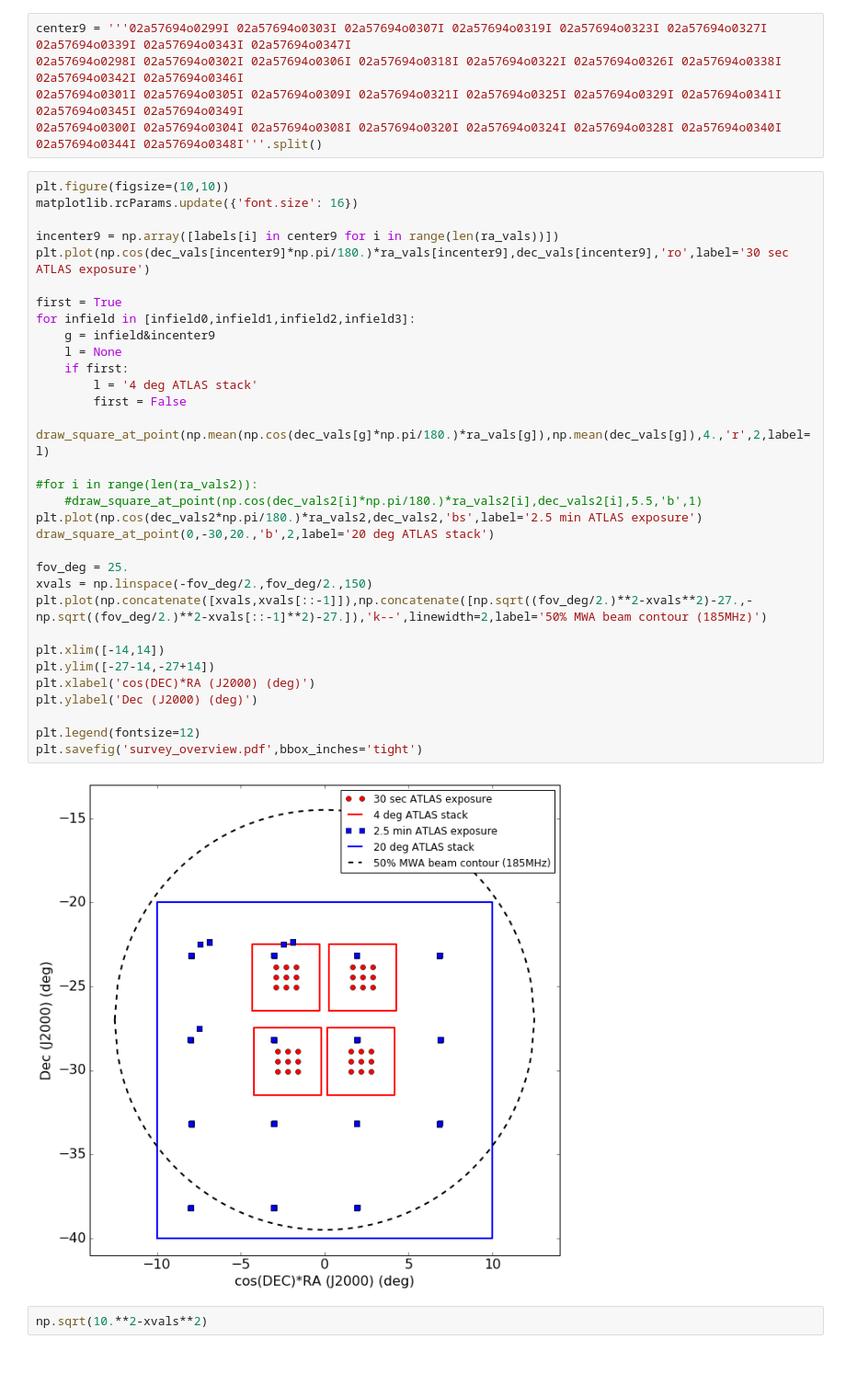
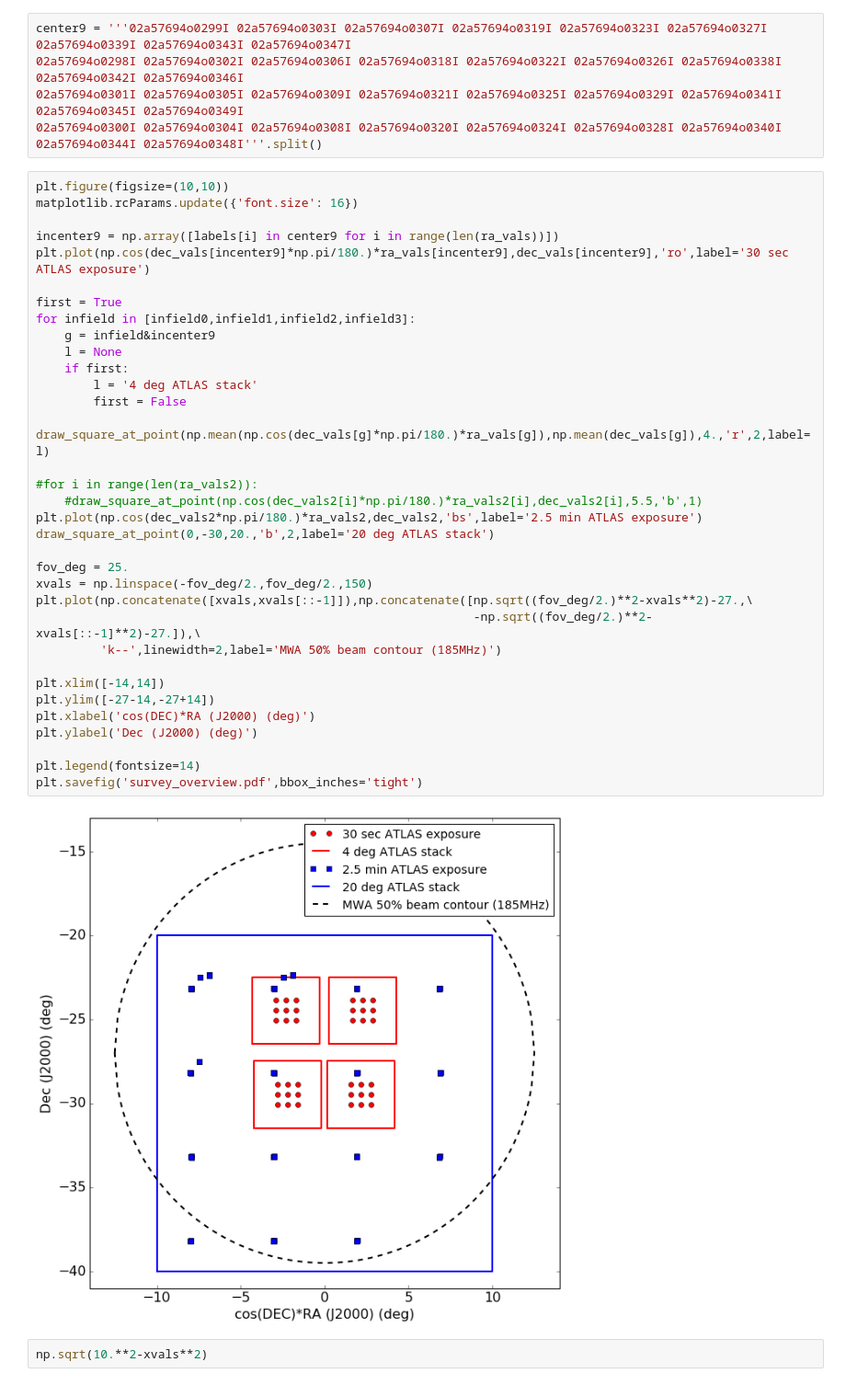
Before and after one commit to abrahamneben/21cmIRxcor, a Jupyter notebook: visualize_ir_survey_locations.ipynb, the cells around one changed output. Shown at 92% size. Saved outputs shown, nothing was run; the diff lists cells and outputs as text.

```diff
--- a/visualize_ir_survey_locations.ipynb
+++ b/visualize_ir_survey_locations.ipynb
@@ -76,36 +76,38 @@ center9 = '''02a57694o0299I 02a57694o0303I 02a57694o0307I 02a57694o0319I 02a5769
 plt.figure(figsize=(10,10))
 matplotlib.rcParams.update({'font.size': 16})
 
 incenter9 = np.array([labels[i] in center9 for i in range(len(ra_vals))])
 plt.plot(np.cos(dec_vals[incenter9]*np.pi/180.)*ra_vals[incenter9],dec_vals[incenter9],'ro',label='30 sec ATLAS exposure')
 
 first = True
 for infield in [infield0,infield1,infield2,infield3]:
     g = infield&incenter9
     l = None
     if first:
         l = '4 deg ATLAS stack'
         first = False
     draw_square_at_point(np.mean(np.cos(dec_vals[g]*np.pi/180.)*ra_vals[g]),np.mean(dec_vals[g]),4.,'r',2,label=l)
 
 #for i in range(len(ra_vals2)):
     #draw_square_at_point(np.cos(dec_vals2[i]*np.pi/180.)*ra_vals2[i],dec_vals2[i],5.5,'b',1)
 plt.plot(np.cos(dec_vals2*np.pi/180.)*ra_vals2,dec_vals2,'bs',label='2.5 min ATLAS exposure')
 draw_square_at_point(0,-30,20.,'b',2,label='20 deg ATLAS stack')
 
 fov_deg = 25.
 xvals = np.linspace(-fov_deg/2.,fov_deg/2.,150)
-plt.plot(np.concatenate([xvals,xvals[::-1]]),np.concatenate([np.sqrt((fov_deg/2.)**2-xvals**2)-27.,-np.sqrt((fov_deg/2.)**2-xvals[::-1]**2)-27.]),'k--',linewidth=2,label='50% MWA beam contour (185MHz)')
+plt.plot(np.concatenate([xvals,xvals[::-1]]),np.concatenate([np.sqrt((fov_deg/2.)**2-xvals**2)-27.,\
+                                                             -np.sqrt((fov_deg/2.)**2-xvals[::-1]**2)-27.]),\
+         'k--',linewidth=2,label='MWA 50% beam contour (185MHz)')
 
 plt.xlim([-14,14])
 plt.ylim([-27-14,-27+14])
 plt.xlabel('cos(DEC)*RA (J2000) (deg)')
 plt.ylabel('Dec (J2000) (deg)')
 
-plt.legend(fontsize=12)
+plt.legend(fontsize=14)
 plt.savefig('survey_overview.pdf',bbox_inches='tight')
 # %% [output]
-[figure, old version]
+[figure, new version]
 # %%
 np.sqrt(10.**2-xvals**2)
 # %% [output]
```
